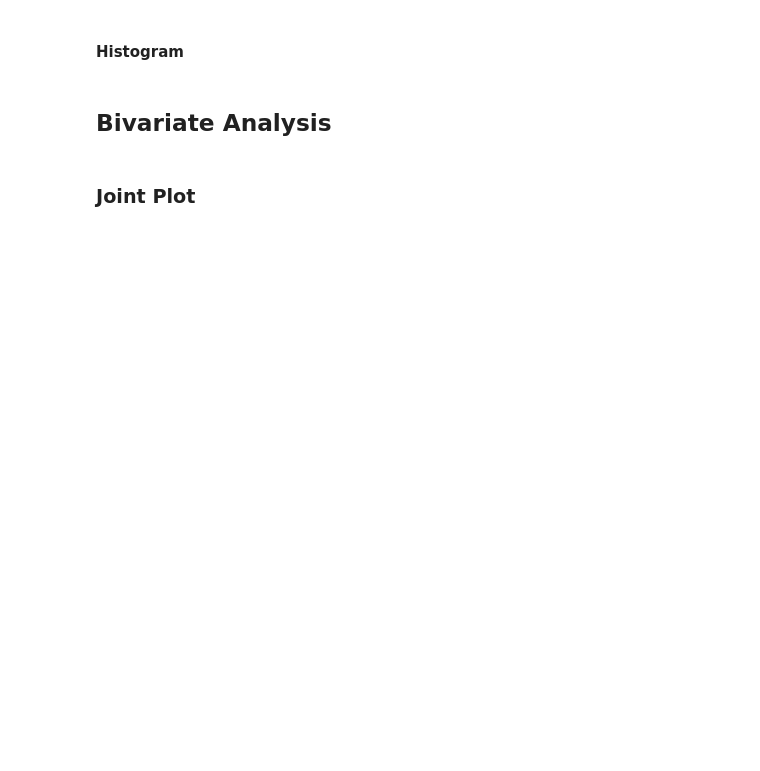
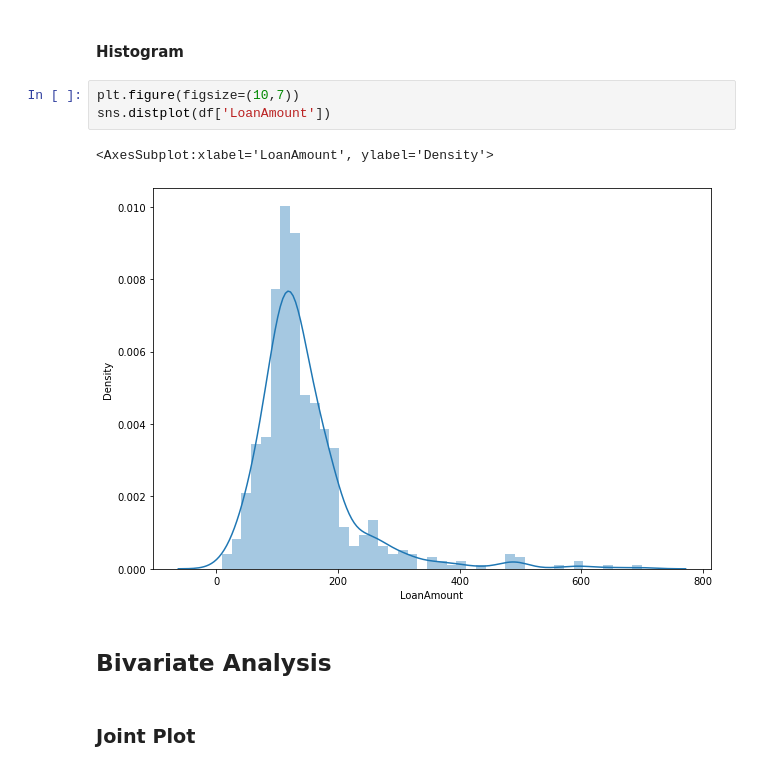
Before and after one commit to SR1608/Pandas, a Jupyter notebook: Data_Visualization.ipynb, the cells around one changed output. Cells and saved outputs as stored; diff of their text form; blank space fills up the shorter version.

```diff
--- a/Data_Visualization.ipynb
+++ b/Data_Visualization.ipynb
@@ -157,5 +258,11 @@ df['LoanAmount'].describe()
 # %% [markdown]
 #### Histogram
+# %%
+plt.figure(figsize=(10,7))
+sns.distplot(df['LoanAmount'])
+# %% [output]
+<AxesSubplot:xlabel='LoanAmount', ylabel='Density'>
+[figure, added]
 # %% [markdown]
 ## Bivariate Analysis
 # %% [markdown]
```
Also changed, not shown: parts of 20 cells of this notebook.
